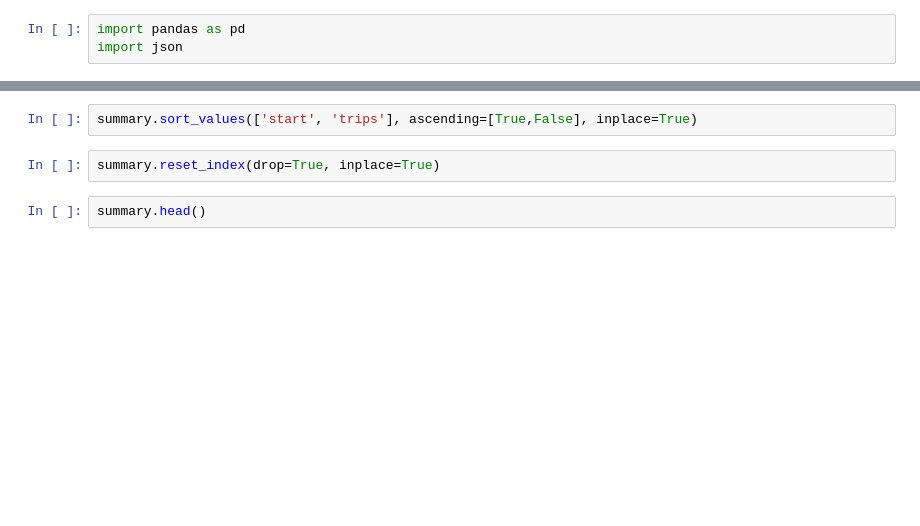
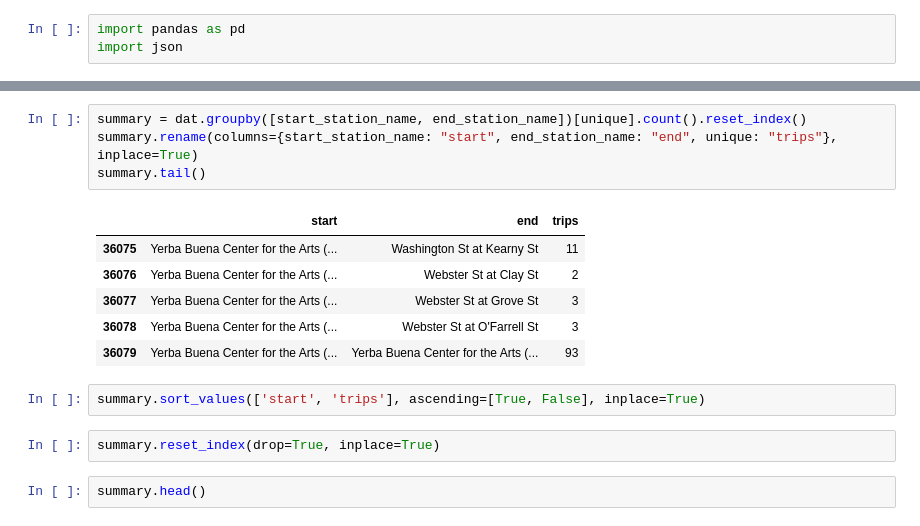
Before and after one commit to makwingchi/capital-bikeshare-heatmap, a Jupyter notebook: bikeshare_geojson_generation.ipynb, the cells around one changed output, grey strips where cells are left out. Cells and saved outputs as stored; diff of their text form; blank space fills up the shorter version.

```diff
--- a/bikeshare_geojson_generation.ipynb
+++ b/bikeshare_geojson_generation.ipynb
@@ -7,5 +72,16 @@ stations = pd.read_csv("stations.csv")
+# %%
+summary = dat.groupby([start_station_name, end_station_name])[unique].count().reset_index()
+summary.rename(columns={start_station_name: "start", end_station_name: "end", unique: "trips"}, inplace=True)
+summary.tail()
+# %% [output]
+|  | start | end | trips |
+| 36075 | Yerba Buena Center for the Arts (... | Washington St at Kearny St | 11 |
+| 36076 | Yerba Buena Center for the Arts (... | Webster St at Clay St | 2 |
+| 36077 | Yerba Buena Center for the Arts (... | Webster St at Grove St | 3 |
+| 36078 | Yerba Buena Center for the Arts (... | Webster St at O'Farrell St | 3 |
+| 36079 | Yerba Buena Center for the Arts (... | Yerba Buena Center for the Arts (... | 93 |
 # %%
-summary.sort_values(['start', 'trips'], ascending=[True,False], inplace=True)
+summary.sort_values(['start', 'trips'], ascending=[True, False], inplace=True)
 # %%
 summary.reset_index(drop=True, inplace=True)
 # %%
```
Also changed, not shown: parts of 16 cells of this notebook, 17 other files.
